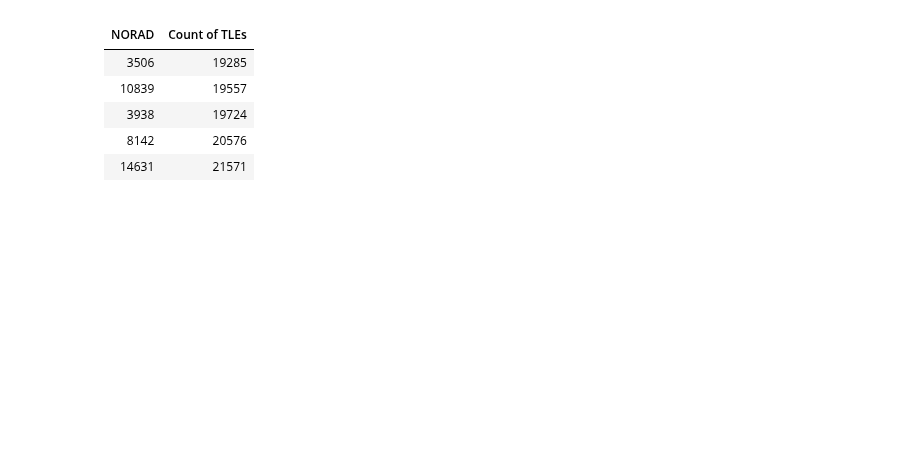
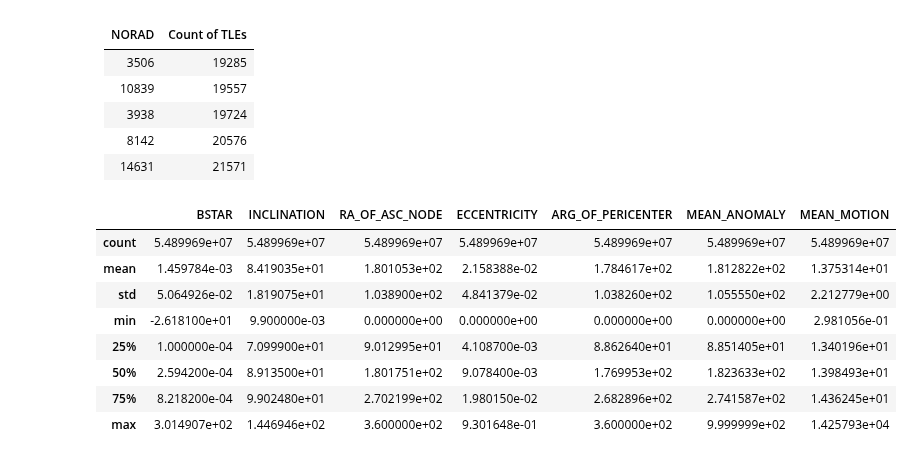
Before and after one commit to cm-tle-pred/tle-prediction, a Jupyter notebook: models/model_0/playground_local3.ipynb, the cells around one changed output. Saved outputs shown, nothing was run; the diff lists cells and outputs as text; code cells hidden in the pictures; blank space fills up the shorter version.

```diff
--- a/models/model_0/playground_local3.ipynb
+++ b/models/model_0/playground_local3.ipynb
@@ -37,3 +37,17 @@ train_df = load_all()
 |3938|     19724|
 |8142|     20576|
 |14631|    21571|
+# %%
+train_model_df = train_df[['BSTAR', 'INCLINATION', 'RA_OF_ASC_NODE', 'ECCENTRICITY', 'ARG_OF_PERICENTER', 'MEAN_ANOMALY',
+              'MEAN_MOTION', 'EPOCH']]
+train_model_df.describe()
+# %% [output]
+|  | BSTAR | INCLINATION | RA_OF_ASC_NODE | ECCENTRICITY | ARG_OF_PERICENTER | MEAN_ANOMALY | MEAN_MOTION |
+| count | 5.489969e+07 | 5.489969e+07 | 5.489969e+07 | 5.489969e+07 | 5.489969e+07 | 5.489969e+07 | 5.489969e+07 |
+| mean | 1.459784e-03 | 8.419035e+01 | 1.801053e+02 | 2.158388e-02 | 1.784617e+02 | 1.812822e+02 | 1.375314e+01 |
+| std | 5.064926e-02 | 1.819075e+01 | 1.038900e+02 | 4.841379e-02 | 1.038260e+02 | 1.055550e+02 | 2.212779e+00 |
+| min | -2.618100e+01 | 9.900000e-03 | 0.000000e+00 | 0.000000e+00 | 0.000000e+00 | 0.000000e+00 | 2.981056e-01 |
+| 25% | 1.000000e-04 | 7.099900e+01 | 9.012995e+01 | 4.108700e-03 | 8.862640e+01 | 8.851405e+01 | 1.340196e+01 |
+| 50% | 2.594200e-04 | 8.913500e+01 | 1.801751e+02 | 9.078400e-03 | 1.769953e+02 | 1.823633e+02 | 1.398493e+01 |
+| 75% | 8.218200e-04 | 9.902480e+01 | 2.702199e+02 | 1.980150e-02 | 2.682896e+02 | 2.741587e+02 | 1.436245e+01 |
+| max | 3.014907e+02 | 1.446946e+02 | 3.600000e+02 | 9.301648e-01 | 3.600000e+02 | 9.999999e+02 | 1.425793e+04 |
```
Also changed, not shown: parts of 8 cells of this notebook, 2 other files.
